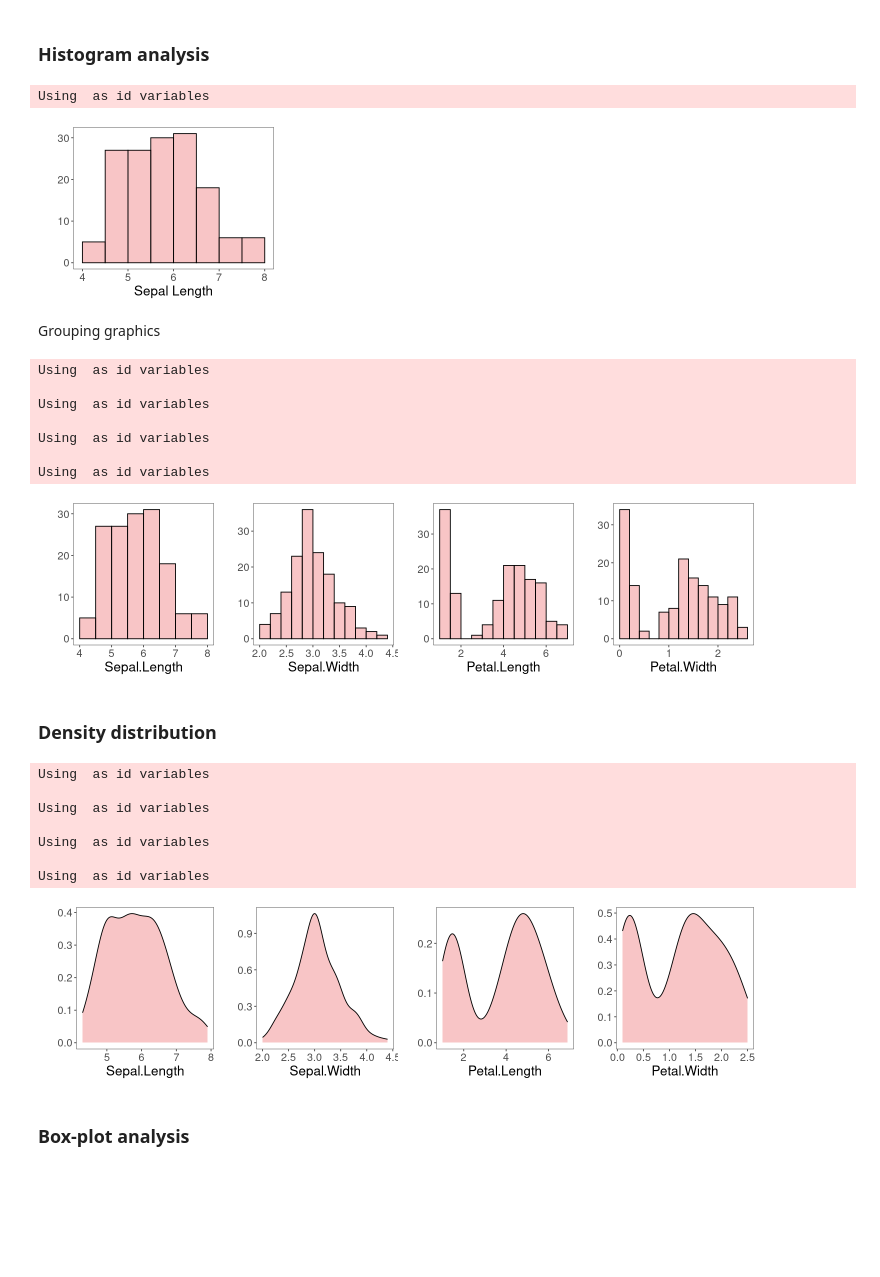
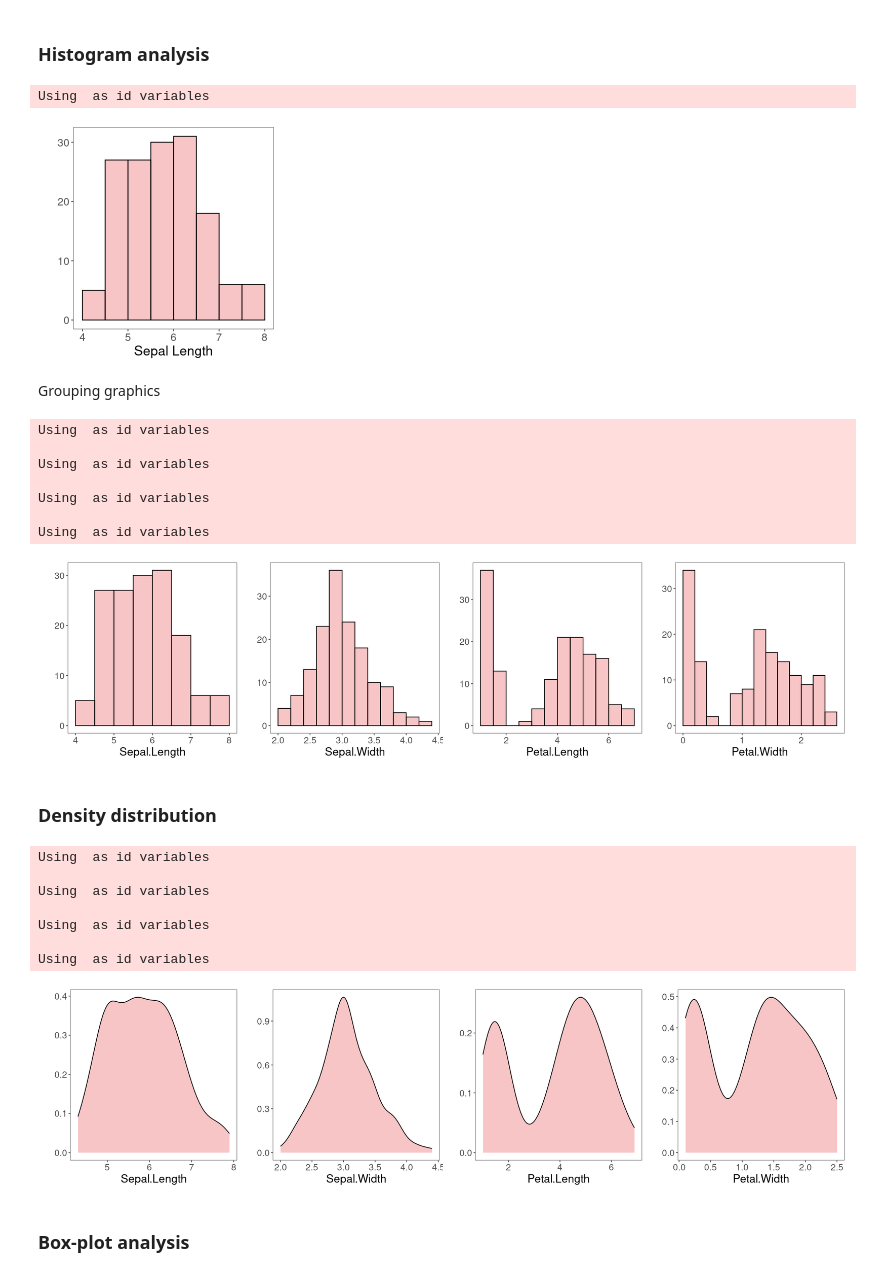
Before and after one commit to eogasawara/mylibrary, a Jupyter notebook: tutorial/tut_exploratory_analysis.ipynb, the cells around one changed output. Saved outputs shown, nothing was run; the diff lists cells and outputs as text; code cells hidden in the pictures; blank space fills up the shorter version.

```diff
--- a/tutorial/tut_exploratory_analysis.ipynb
+++ b/tutorial/tut_exploratory_analysis.ipynb
@@ -55,29 +57,28 @@ print(sprintf("IQR=%.1f", IQR))
 # %% [markdown]
 ### Histogram analysis
 # %%
-grf <- plot.hist(iris %>% dplyr::select(Sepal.Length),
+grf <- plot_hist(iris %>% dplyr::select(Sepal.Length),
           label_x = "Sepal Length", color=colors[1]) + font
-
-plot.size(4, 3)
 plot(grf)
 # %% [output]
 Using  as id variables
-[figure, old version]
+[figure, new version]
 # %% [markdown]
 Grouping graphics
 # %%
-grf1 <- plot.hist(iris %>% dplyr::select(Sepal.Length),
+grf1 <- plot_hist(iris %>% dplyr::select(Sepal.Length),
                   label_x = "Sepal.Length", color=colors[1]) + font
-grf2 <- plot.hist(iris %>% dplyr::select(Sepal.Width),
+grf2 <- plot_hist(iris %>% dplyr::select(Sepal.Width),
                   label_x = "Sepal.Width", color=colors[1]) + font
-grf3 <- plot.hist(iris %>% dplyr::select(Petal.Length),
+grf3 <- plot_hist(iris %>% dplyr::select(Petal.Length),
                   label_x = "Petal.Length", color=colors[1]) + font
-grf4 <- plot.hist(iris %>% dplyr::select(Petal.Width),
+grf4 <- plot_hist(iris %>% dplyr::select(Petal.Width),
                   label_x = "Petal.Width", color=colors[1]) + font
 
-plot.size(12, 3)
 loadlibrary("gridExtra")
+options(repr.plot.width=16, repr.plot.height=4)
 grid.arrange(grf1, grf2, grf3, grf4, ncol=4)
+options(repr.plot.width=4, repr.plot.height=4)
 # %% [output]
 Using  as id variables
 
@@ -86,21 +87,22 @@ Using  as id variables
 Using  as id variables
 
 Using  as id variables
-[figure, old version]
+[figure, new version]
 # %% [markdown]
 ### Density distribution
 # %%
-grf1 <- plot.density(iris %>% dplyr::select(Sepal.Length),
+grf1 <- plot_density(iris %>% dplyr::select(Sepal.Length),
                   label_x = "Sepal.Length", color=colors[1]) + font
-grf2 <- plot.density(iris %>% dplyr::select(Sepal.Width),
+grf2 <- plot_density(iris %>% dplyr::select(Sepal.Width),
                   label_x = "Sepal.Width", color=colors[1]) + font
-grf3 <- plot.density(iris %>% dplyr::select(Petal.Length),
+grf3 <- plot_density(iris %>% dplyr::select(Petal.Length),
                   label_x = "Petal.Length", color=colors[1]) + font
-grf4 <- plot.density(iris %>% dplyr::select(Petal.Width),
+grf4 <- plot_density(iris %>% dplyr::select(Petal.Width),
                   label_x = "Petal.Width", color=colors[1]) + font
 
-plot.size(12, 3)
+options(repr.plot.width=16, repr.plot.height=4)
 grid.arrange(grf1, grf2, grf3, grf4, ncol=4)
+options(repr.plot.width=4, repr.plot.height=4)
 # %% [output]
 Using  as id variables
 
@@ -109,7 +111,7 @@ Using  as id variables
 Using  as id variables
 
 Using  as id variables
-[figure, old version]
+[figure, new version]
 # %% [markdown]
 ### Box-plot analysis
 # %%
```
Also changed, not shown: parts of 17 cells of this notebook, 4 other files.
